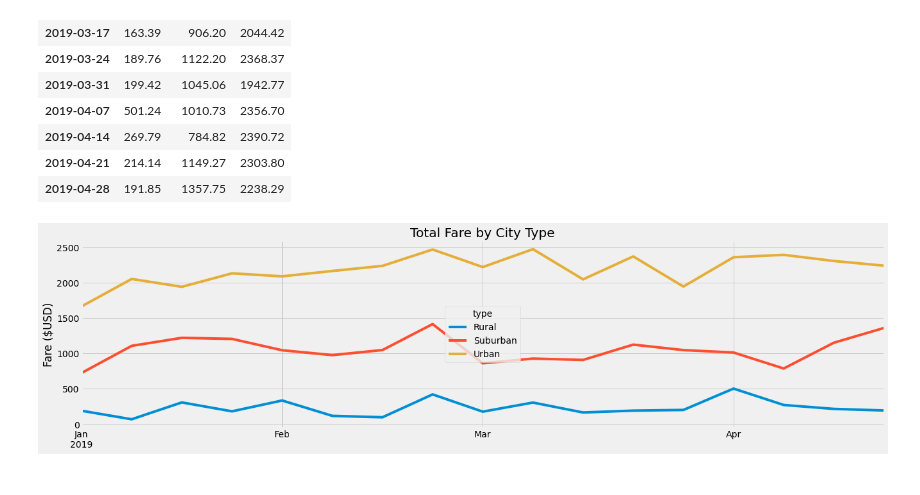
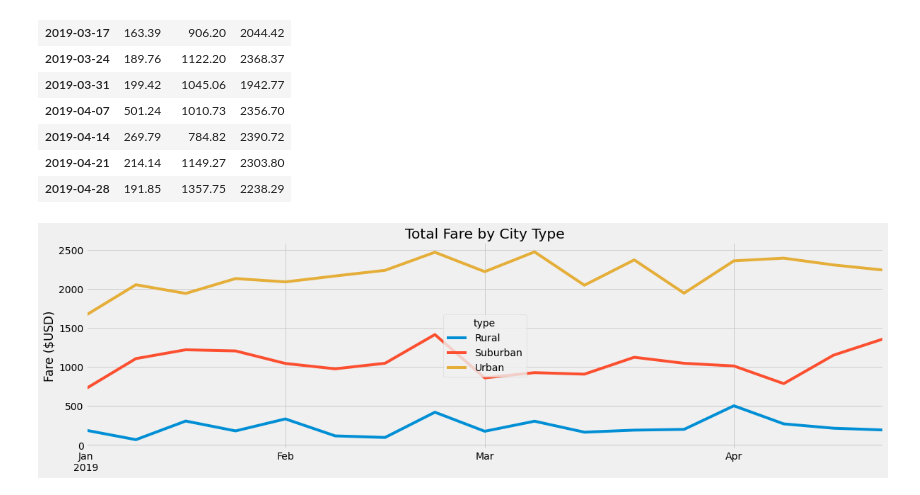
Before and after one commit to QQrex/RideShare_Analysis, a Jupyter notebook: PyBer_Challenge.ipynb, the cells around one changed output. Cells and saved outputs as stored; diff of their text form; code cells hidden in the pictures.

Commit message:
finish challenge and updated challenge fig

```diff
--- a/PyBer_Challenge.ipynb
+++ b/PyBer_Challenge.ipynb
@@ -243,7 +213,7 @@ dtypes: float64(3)
 memory usage: 68.6 KB
 # %%
 # 8. Create a new DataFrame using the "resample()" function by week 'W' and get the sum of the fares for each week.
-date_range = date_range.resample('w').sum()
+date_range = date_range.resample('W').sum()
 
 date_range
 # %% [output]
@@ -268,16 +238,19 @@ date_range
 | 2019-04-28 | 191.85 | 1357.75 | 2238.29 |
 # %%
 # 8. Using the object-oriented interface method, plot the resample DataFrame using the df.plot() function.
-date_range.plot(figsize = (20,5))
+date_range.plot(figsize = (18,5))
 # Import the style from Matplotlib.
 from matplotlib import style
 # Use the graph style fivethirtyeight.
 style.use('fivethirtyeight')
-#add title
+# Add title
 plt.title('Total Fare by City Type')
+# Add x and y label
 plt.ylabel('Fare ($USD)')
 plt.xlabel('')
-plt.savefig('Resources/Fig1.png')
+# Save fig
+plt.savefig('Analysis/ChallengeFig.png')
+# Show plot
 plt.show()
 # %% [output]
-[figure, old version]
+[figure, new version]
```
Also changed, not shown: parts of 3 cells of this notebook, 15 other files.
